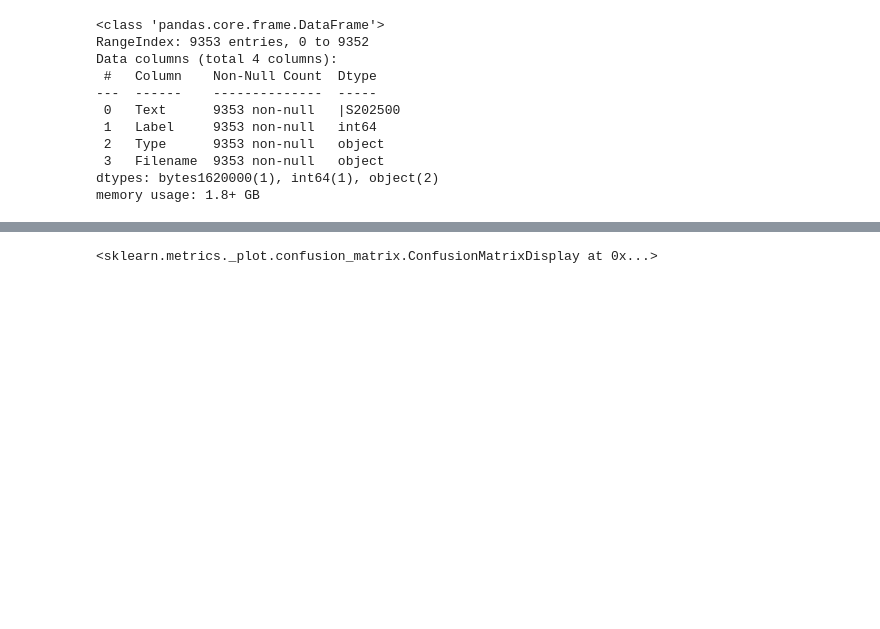
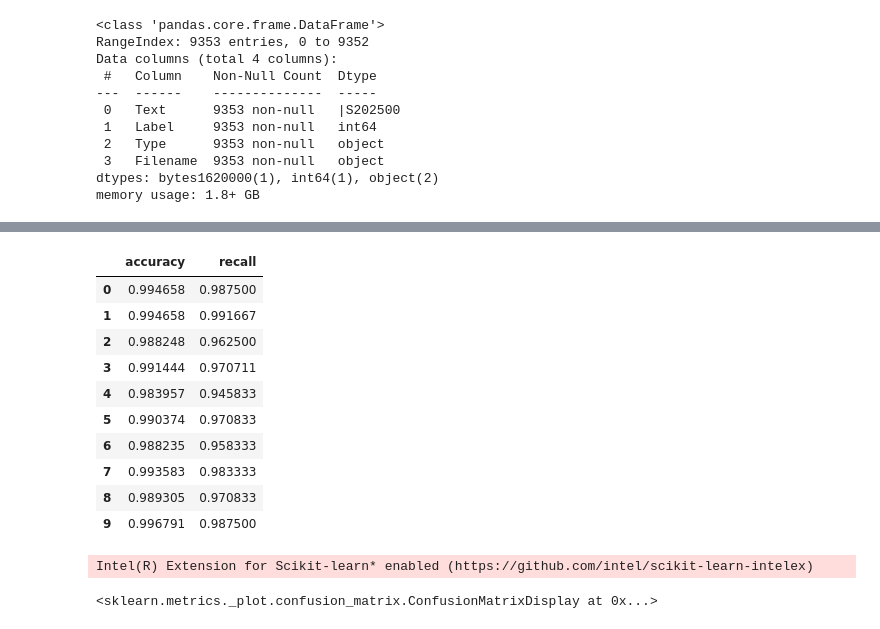
Before and after one commit to KendallScott/QTW, a Jupyter notebook: Case Study 3/Case_Study_3.ipynb, the cells around one changed output, grey strips where cells are left out. Drawn from its saved outputs; the diff is of its cells as text; code cells hidden in the pictures; blank space fills up the shorter version.

Commit message:
Added pipeline to fix data leak, added SVC, RF, DBSCAN, and KMeans

```diff
--- a/Case Study 3/Case_Study_3.ipynb
+++ b/Case Study 3/Case_Study_3.ipynb
@@ -213,0 +182,21 @@ weighted avg       0.99      0.98      0.98      9353
+# %%
+# MultiNB
+X = data['Text']
+y = data['Label'].values
+
+skf = StratifiedKFold(n_splits=10,random_state=610,shuffle=True)
+skf.get_n_splits(X,y)
+
+#need to vectorize within pipeline to prevent data leakage (otherwise tfidf would be fitted over all the data)
+my_pipe = Pipeline([
+    ('vectorizer',TfidfVectorizer(token_pattern=r"(?u)\b\w+\b", stop_words=None, ngram_range=(2,2), analyzer='word')),
+    ('estimator',MultinomialNB())
+])
+pipe_params = {
+    'estimator__alpha':[.01,.05,.1]
+}
+
+grid = GridSearchCV(my_pipe,pipe_params,cv=skf,scoring='accuracy',n_jobs=-1)
+results = grid.fit(X,y)
+print(results.best_estimator_)
+print(results.best_score_)
@@ -213,0 +209,17 @@ weighted avg       0.99      0.98      0.98      9353
+# %%
+# MultiNB with best params
+my_pipe = Pipeline([
+    ('vectorizer',TfidfVectorizer(token_pattern=r"(?u)\b\w+\b", stop_words=None, ngram_range=(2,2), analyzer='word')),
+    ('estimator',MultinomialNB(alpha=results.best_params_.get('estimator__alpha')))
+])
+acc_score = []
+rec_score = []
+for i, (train,test) in enumerate(skf.split(X,y)):
+    my_pipe.fit(X[train],y[train])
+    p = my_pipe.predict(X[test])
+    acc_score.append(accuracy_score(y[test],p))
+    rec_score.append(recall_score(y[test],p))
+    print(classification_report(y[test],p))
+# saving scores for comparison
+mNB_scores = pd.DataFrame({'accuracy':acc_score,
+                           'recall':rec_score})
@@ -213,0 +244,35 @@ weighted avg       0.99      0.98      0.98      9353
+# %%
+mNB_scores
+# %% [output]
+|  | accuracy | recall |
+| 0 | 0.994658 | 0.987500 |
+| 1 | 0.994658 | 0.991667 |
+| 2 | 0.988248 | 0.962500 |
+| 3 | 0.991444 | 0.970711 |
+| 4 | 0.983957 | 0.945833 |
+| 5 | 0.990374 | 0.970833 |
+| 6 | 0.988235 | 0.958333 |
+| 7 | 0.993583 | 0.983333 |
+| 8 | 0.989305 | 0.970833 |
+| 9 | 0.996791 | 0.987500 |
+# %%
+# support vector machine - classifier
+from sklearnex import patch_sklearn
+patch_sklearn()
+from sklearn.svm import SVC
+
+my_pipe = Pipeline([
+    ('vectorizer',TfidfVectorizer(token_pattern=r"(?u)\b\w+\b", stop_words=None, ngram_range=(2,2), analyzer='word')),
+    ('estimator',SVC(random_state=610))
+])
+pipe_params = {
+    'estimator__C':[.01,.1,.5,1],
+    'estimator__gamma':['scale','auto']
+}
+
+grid = GridSearchCV(my_pipe,pipe_params,cv=skf,scoring='accuracy',n_jobs=-1)
+results = grid.fit(X,y)
+print(results.best_estimator_)
+print(results.best_score_)
+# %% [output]
+Intel(R) Extension for Scikit-learn* enabled (https://github.com/intel/scikit-learn-intelex)
```
Also changed, not shown: parts of 18 cells of this notebook.
